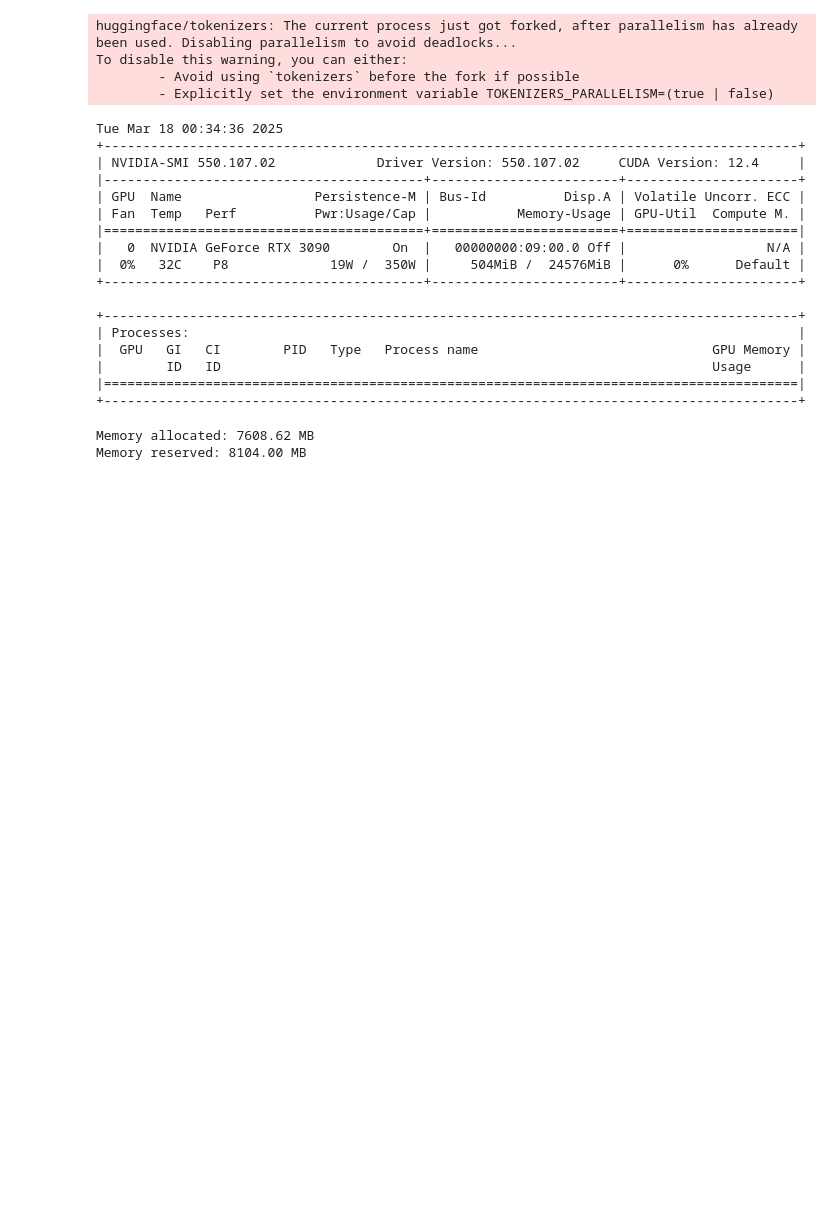
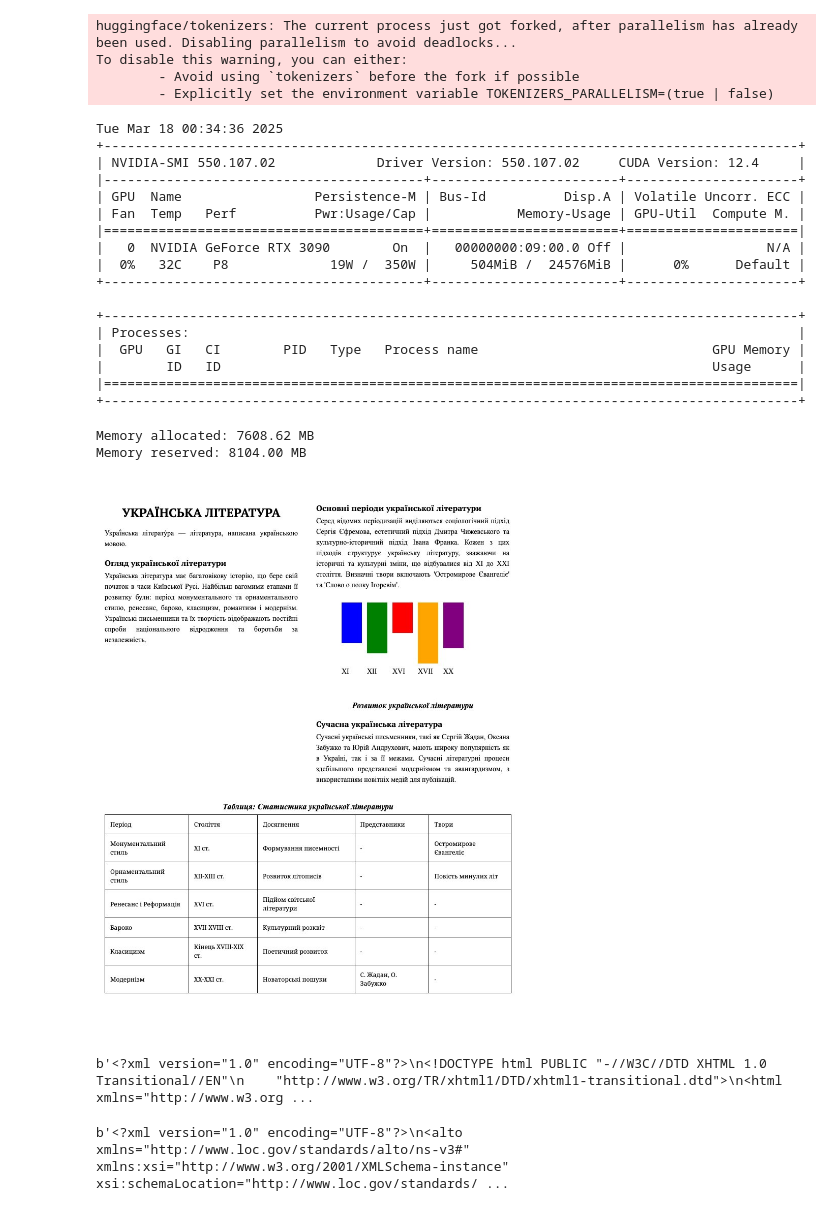
Before and after one commit to ansu0122/ucu-mt, a Jupyter notebook: src/doclab.ipynb, the cells around one changed output. Drawn from its saved outputs; the diff is of its cells as text; code cells hidden in the pictures; blank space fills up the shorter version.

```diff
--- a/src/doclab.ipynb
+++ b/src/doclab.ipynb
@@ -451,0 +466,13 @@ Memory reserved: 8104.00 MB
+# %%
+img = Image.open('dataset/images/d49b7dad1b354f76984c0708b6950357.jpg')
+img
+# %% [output]
+[figure, added]
+# %%
+pytesseract.image_to_pdf_or_hocr(img, extension='hocr')
+# %% [output]
+b'<?xml version="1.0" encoding="UTF-8"?>\n<!DOCTYPE html PUBLIC "-//W3C//DTD XHTML 1.0 Transitional//EN"\n    "http://www.w3.org/TR/xhtml1/DTD/xhtml1-transitional.dtd">\n<html xmlns="http://www.w3.org ...
+# %%
+pytesseract.image_to_alto_xml(img)
+# %% [output]
+b'<?xml version="1.0" encoding="UTF-8"?>\n<alto xmlns="http://www.loc.gov/standards/alto/ns-v3#" xmlns:xsi="http://www.w3.org/2001/XMLSchema-instance" xsi:schemaLocation="http://www.loc.gov/standards/ ...
```
Also changed, not shown: parts of 7 cells of this notebook, 2 other files.
